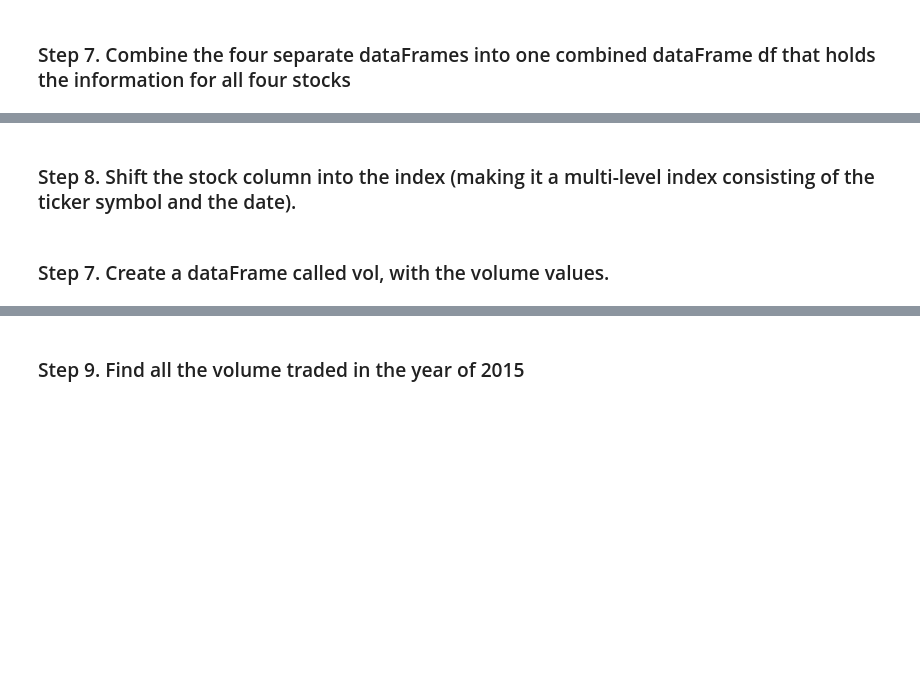
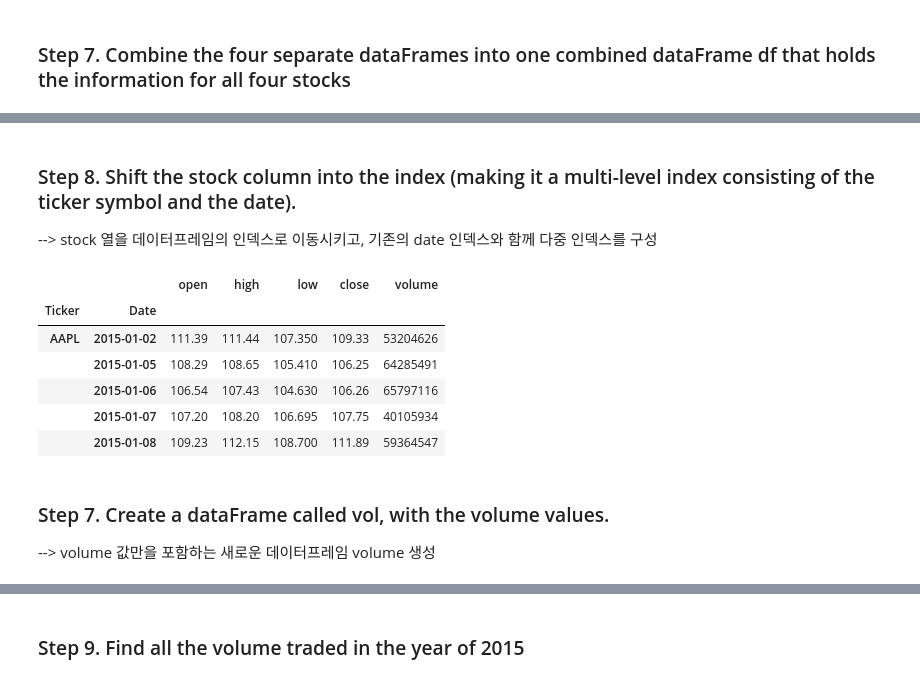
Before and after one commit to seo-minsu/Python_Programming_Study, a Jupyter notebook: pandas_exercises/09_Time_Series/Getting_Financial_Data/Exercises.ipynb, the cells around one changed output, grey strips where cells are left out. Drawn from its saved outputs; the diff is of its cells as text; code cells hidden in the pictures; blank space fills up the shorter version.

```diff
--- a/pandas_exercises/09_Time_Series/Getting_Financial_Data/Exercises.ipynb
+++ b/pandas_exercises/09_Time_Series/Getting_Financial_Data/Exercises.ipynb
@@ -88,4 +141,21 @@ plt.xlabel
 # %% [markdown]
 ### Step 8. Shift the stock column into the index (making it a multi-level index consisting of the ticker symbol and the date).
+
+--> stock 열을 데이터프레임의 인덱스로 이동시키고, 기존의 date 인덱스와 함께 다중 인덱스를 구성
+# %%
+df = df.set_index(['stock', df.index])
+df.index.names = ['Ticker', 'Date']
+
+
+df.head()
+# %% [output]
+|  |  | open | high | low | close | volume |
+| Ticker | Date |  |  |  |  |  |
+| AAPL | 2015-01-02 | 111.39 | 111.44 | 107.350 | 109.33 | 53204626 |
+|  | 2015-01-05 | 108.29 | 108.65 | 105.410 | 106.25 | 64285491 |
+|  | 2015-01-06 | 106.54 | 107.43 | 104.630 | 106.26 | 65797116 |
+|  | 2015-01-07 | 107.20 | 108.20 | 106.695 | 107.75 | 40105934 |
+|  | 2015-01-08 | 109.23 | 112.15 | 108.700 | 111.89 | 59364547 |
 # %% [markdown]
 ### Step 7. Create a dataFrame called vol, with the volume values.
+--> volume 값만을 포함하는 새로운 데이터프레임 volume 생성
```
Also changed, not shown: parts of 14 cells of this notebook.
